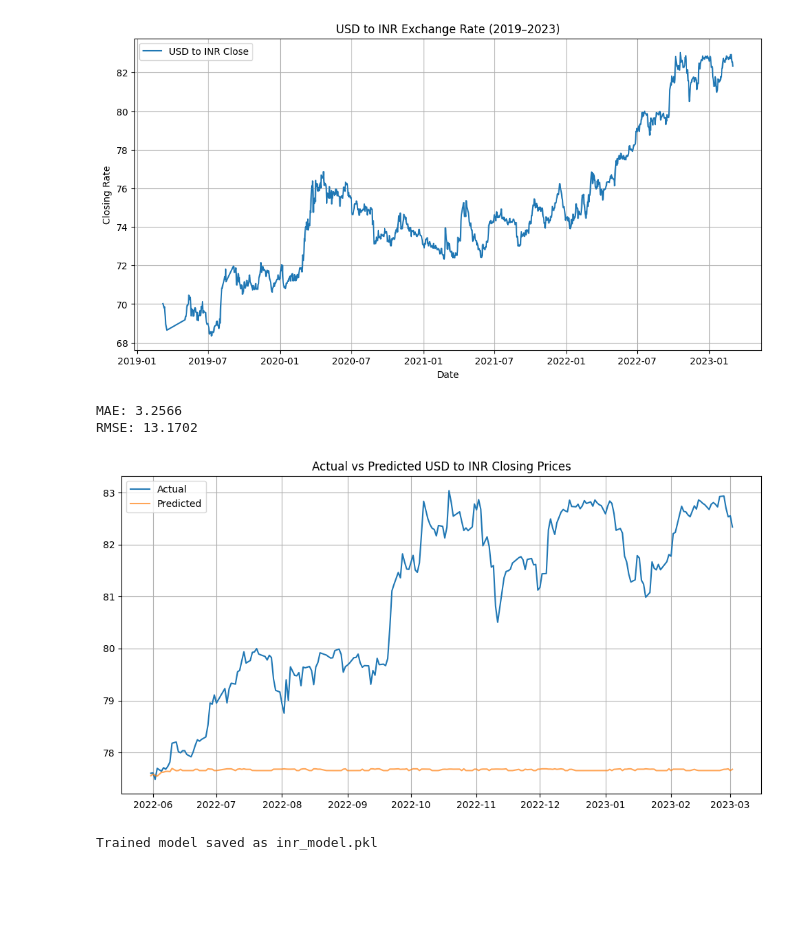
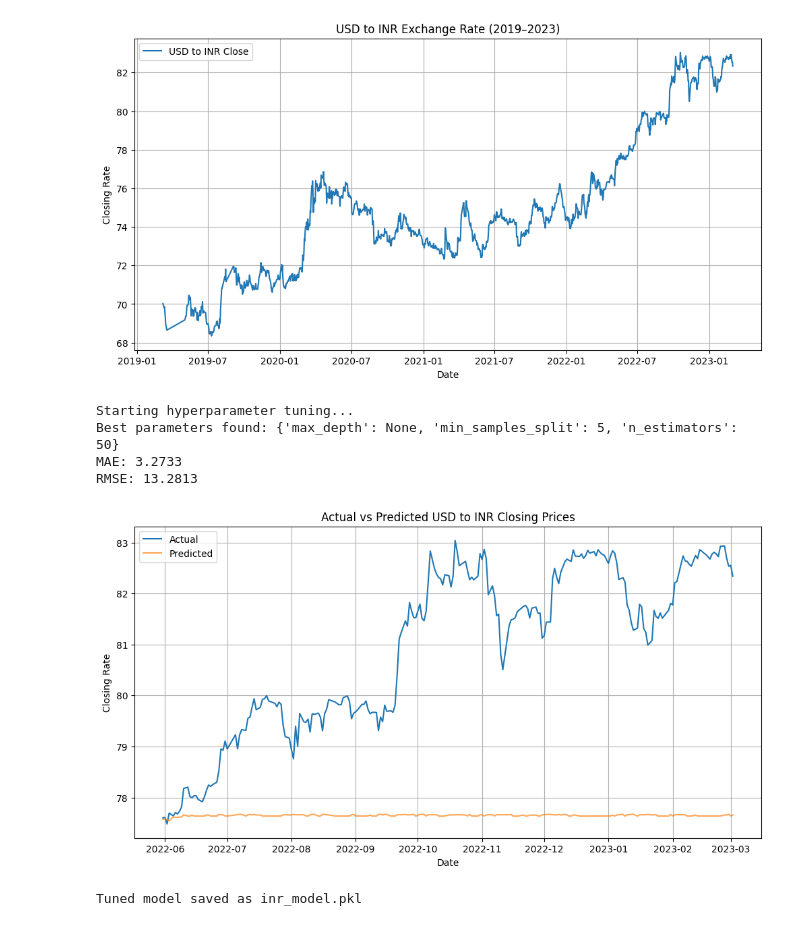
Before and after one commit to rishisood5/INRPrediction, a Jupyter notebook: INR_Forecasting.ipynb, the cells around one changed output. Saved outputs shown, nothing was run; the diff lists cells and outputs as text; code cells hidden in the pictures; blank space fills up the shorter version.

```diff
--- a/INR_Forecasting.ipynb
+++ b/INR_Forecasting.ipynb
@@ -2,6 +2,7 @@
 # -*- coding: utf-8 -*-
 """INR_Forecasting.ipynb
 Automatically generated by Colab.
+Revised for hyperparameter tuning using GridSearchCV and TimeSeriesSplit.
 """
 
 import pandas as pd
@@ -20,6 +21,7 @@ data = data[['Date', 'Close/Last']]
 data = data.dropna()
 data.set_index('Date', inplace=True)
 
+# Visualization of historical close rates
 plt.figure(figsize=(12,6))
 plt.plot(data.index, data['Close/Last'], label='USD to INR Close')
 plt.title('USD to INR Exchange Rate (2019–2023)')
@@ -36,42 +38,67 @@ data['rolling_mean_3'] = data['Close/Last'].rolling(window=3).mean()
 data['rolling_std_3'] = data['Close/Last'].rolling(window=3).std()
 data.dropna(inplace=True)
 
-# Train-test split
+# Prepare training and testing data
 X = data.drop('Close/Last', axis=1)
 y = data['Close/Last']
 train_size = int(len(X) * 0.8)
 X_train, X_test = X[:train_size], X[train_size:]
 y_train, y_test = y[:train_size], y[train_size:]
 
-# Initial model training with Random Forest Regressor
-model = RandomForestRegressor(n_estimators=100, random_state=42)
-model.fit(X_train, y_train)
+# Hyperparameter tuning using GridSearchCV and TimeSeriesSplit
+param_grid = {
+    'n_estimators': [50, 100, 200],
+    'max_depth': [None, 5, 10, 20],
+    'min_samples_split': [2, 5, 10]
+}
 
-# Prediction and evaluation
+# Use time series cross-validation to respect temporal order
+tscv = TimeSeriesSplit(n_splits=5)
+
+grid_search = GridSearchCV(
+    estimator=RandomForestRegressor(random_state=42),
+    param_grid=param_grid,
+    scoring='neg_mean_absolute_error',
+    cv=tscv,
+    n_jobs=-1
+)
+
+print("Starting hyperparameter tuning...")
+grid_search.fit(X_train, y_train)
+print("Best parameters found:", grid_search.best_params_)
+
+# Use the best estimator from grid search
+model = grid_search.best_estimator_
+
+# Prediction and evaluation on the test set
 y_pred = model.predict(X_test)
 mae = mean_absolute_error(y_test, y_pred)
 rmse = mean_squared_error(y_test, y_pred)
 
 print(f"MAE: {mae:.4f}")
 print(f"RMSE: {rmse:.4f}")
 
-# Visualization
+# Visualization: Actual vs Predicted
 plt.figure(figsize=(12,6))
 plt.plot(y_test.index, y_test, label='Actual')
 plt.plot(y_test.index, y_pred, label='Predicted', alpha=0.7)
 plt.legend()
 plt.title('Actual vs Predicted USD to INR Closing Prices')
+plt.xlabel('Date')
+plt.ylabel('Closing Rate')
 plt.grid(True)
 plt.show()
 
-# Save the trained model to a pickle file
+# Save the tuned model to a pickle file for later use
 with open('inr_model.pkl', 'wb') as file:
     pickle.dump(model, file)
 
-print("Trained model saved as inr_model.pkl")
+print("Tuned model saved as inr_model.pkl")
 # %% [output]
 [figure]
-MAE: 3.2566
-RMSE: 13.1702
+Starting hyperparameter tuning...
+Best parameters found: {'max_depth': None, 'min_samples_split': 5, 'n_estimators': 50}
+MAE: 3.2733
+RMSE: 13.2813
-[figure, old version]
+[figure, new version]
-Trained model saved as inr_model.pkl
+Tuned model saved as inr_model.pkl
```
Also changed, not shown: 2 other files.
